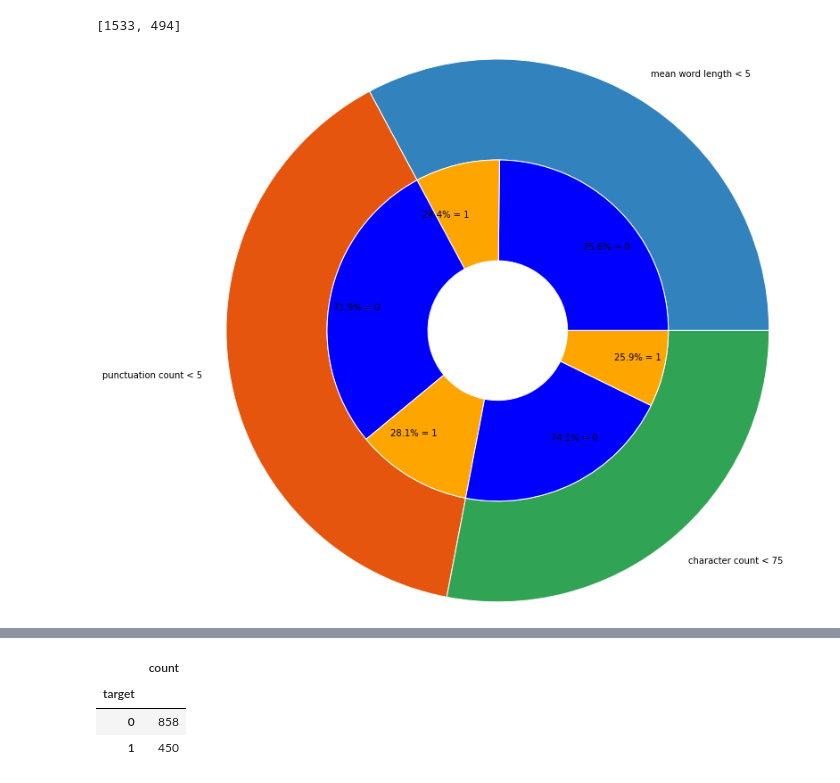
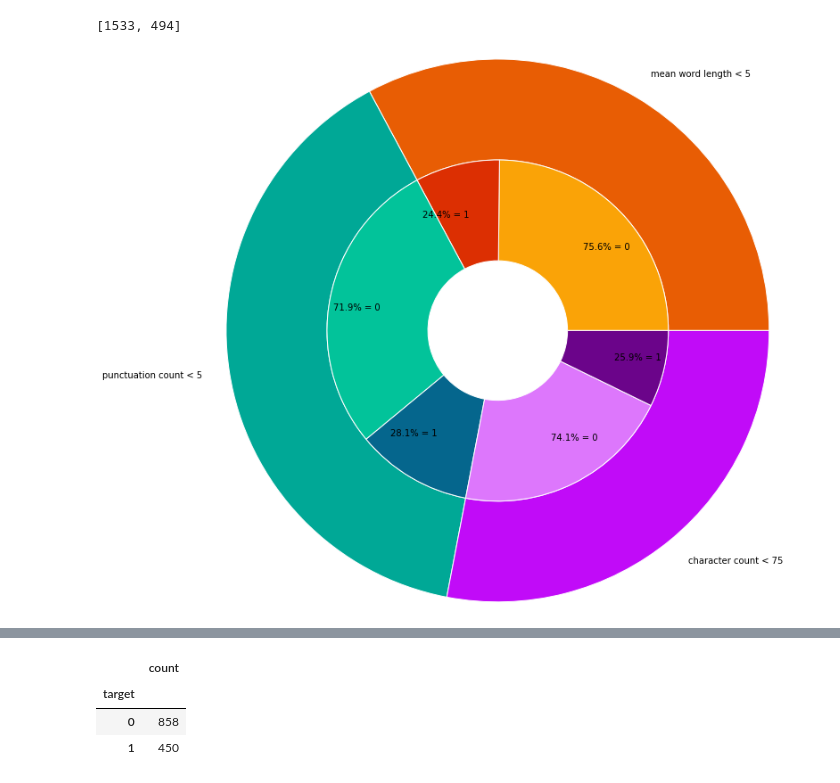
Before and after one commit to AlurrAldrey/OrgaDatosTP, a Jupyter notebook: tp1/CharCount_MeanWordLen_PunctCount.ipynb, the cells around one changed output, grey strips where cells are left out. Drawn from its saved outputs; the diff is of its cells as text; code cells hidden in the pictures.

Commit message:
mejoras en colores del nested pie chart

```diff
--- a/tp1/CharCount_MeanWordLen_PunctCount.ipynb
+++ b/tp1/CharCount_MeanWordLen_PunctCount.ipynb
@@ -315,40 +315,41 @@ width = 1.3
 valsout = [train_MWL_lt_5['id'].count(),train_PC_lt_5['id'].count(),train_CC_lt_75['id'].count()]
 
 cm = plt.get_cmap("tab20c")
-cout = cm(np.arange(3)*4)
+cout = ['#e85d04','#00a896','#C10BF8']
+
 pie,_ = ax.pie(valsout,radius=3.5, labels=['mean word length < 5', 'punctuation count < 5', 'character count < 75'],
         colors = cout)
 plt.setp(pie,width=width, edgecolor='white')
 
 list_MWL_count = list(grouped_MWL['count'])
 list_PC_count = list(grouped_PC['count'])
 list_CC_count = list(grouped_CC['count'])
 
 list_MWL_perc = list(grouped_MWL['percentage'])
 list_PC_perc = list(grouped_PC['percentage'])
 list_CC_perc = list(grouped_CC['percentage'])
 
 valsin = [list_MWL_count[0], list_MWL_count[1], list_PC_count[0], list_PC_count[1], list_CC_count[0], list_CC_count[1]]
 labelsin =[
     str(list_MWL_perc[0]) + '% = 0',
     str(list_MWL_perc[1]) + '% = 1',
     str(list_PC_perc[0]) + '% = 0',
     str(list_PC_perc[1]) + '% = 1',
     str(list_CC_perc[0]) + '% = 0',
     str(list_CC_perc[1]) + '% = 1'
 ]
 
-#cin = cm(np.array[1,2,5,6,9,10])
+cin = ['#faa307','#dc2f02','#02c39a','#05668d','#DD77FC','#6B048A']
 pie2, _ = ax.pie(valsin,
                 radius= 3.5-width,
                 labels=labelsin,
                 labeldistance=0.7,
-                colors=['blue','orange'])
+                colors=cin)
 
 plt.setp(pie2,width=width,edgecolor='white')
 plt.show()
 # %% [output]
-[figure, old version]
+[figure, new version]
 # %%
 train_PC_lt_5_and_CC_gt_75 = train_PC_lt_5[train_PC_lt_5.character_count > 75]
 train_PC_lt_5_and_CC_gt_75.head()
```
